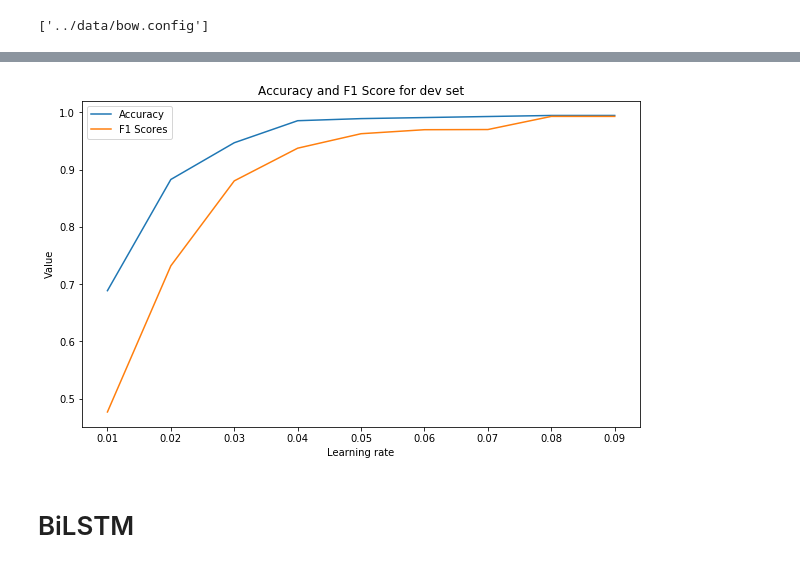
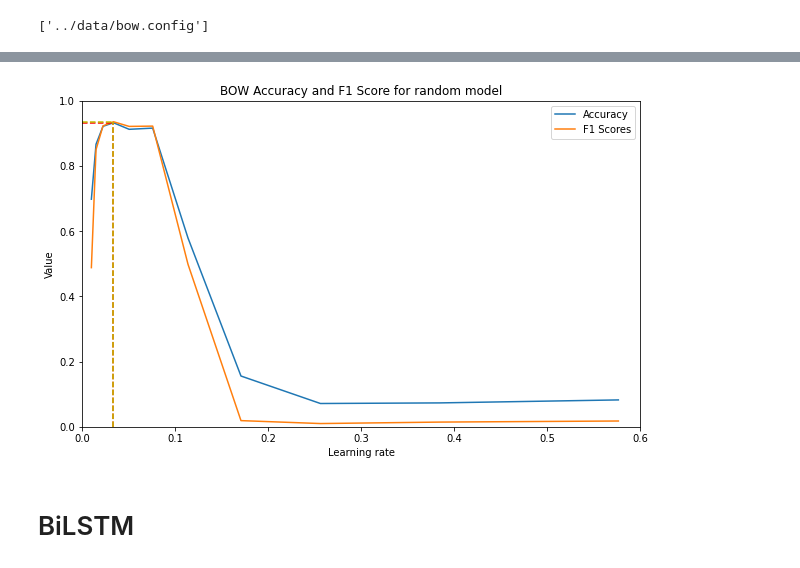
Before and after one commit to zhaoyu-z/Question-Classifier, a Jupyter notebook: src/hyperparameter_test.ipynb, the cells around one changed output, grey strips where cells are left out. Cells and saved outputs as stored; diff of their text form; code cells hidden in the pictures.

```diff
--- a/src/hyperparameter_test.ipynb
+++ b/src/hyperparameter_test.ipynb
@@ -178,0 +177,14 @@ accuracies among all learning rates: [(0.01, 0.47688659631718283), (0.02, 0.7320
+# %%
+print("accuracies among all learning rates:", accuracy_list)
+print("accuracies among all learning rates:", f1_list)
+lr_list = lrs.tolist()
+
+argmax_accu = accuracy_list.index(max(accuracy_list))
+argmax_f1 = f1_list.index(max(f1_list))
+ps_x_accu = lr_list[argmax_accu]
+ps_y_accu = accuracy_list[argmax_accu]
+
+ps_x_f1 = lr_list[argmax_f1]
+ps_y_f1 = f1_list[argmax_f1]
+
+print("the optimum one is ", ps_x_accu)
@@ -179,15 +195,27 @@ accuracies among all learning rates: [(0.01, 0.47688659631718283), (0.02, 0.7320
 # %%
+
 plt.figure(figsize=(10,6))
-plt.plot(*zip(*accuracy_store),label='Accuracy')
-plt.plot(*zip(*f1_store),label='F1 Scores')
-plt.title("Accuracy and F1 Score for dev set")
+plt.xlim([0, 0.6])
+plt.ylim([0, 1])
+plt.plot(lr_list,accuracy_list,label='Accuracy')
+plt.plot(lr_list,f1_list,label='F1 Scores')
+plt.plot([0, ps_x_accu],[ps_y_accu,ps_y_accu], c='r', linestyle = '--')
+plt.plot([ps_x_accu, ps_x_accu],[0,ps_y_accu], c='r', linestyle = '--')
+
+
+
+plt.plot([0, ps_x_f1],[ps_y_f1,ps_y_f1], c='y', linestyle = '--')
+plt.plot([ps_x_f1, ps_x_f1],[0,ps_y_f1], c='y', linestyle = '--')
+
+ps_coord_str_accu = "max: " + str((lr_list[argmax],round(accuracy_list[argmax],3)))
+plt.title("BOW Accuracy and F1 Score for random model")
 plt.xlabel('Learning rate')
 plt.ylabel('Value')
 plt.legend()
 # plt.show()
-plt.savefig("out_bow_pre_freeze.jpg")
+plt.savefig("../visualization/out_bow_rand.jpg")
 # %% [output]
-[figure, old version]
+[figure, new version]
 # %% [markdown]
 # BiLSTM
 # %%
```
Also changed, not shown: parts of 3 cells of this notebook, 1 other file.
